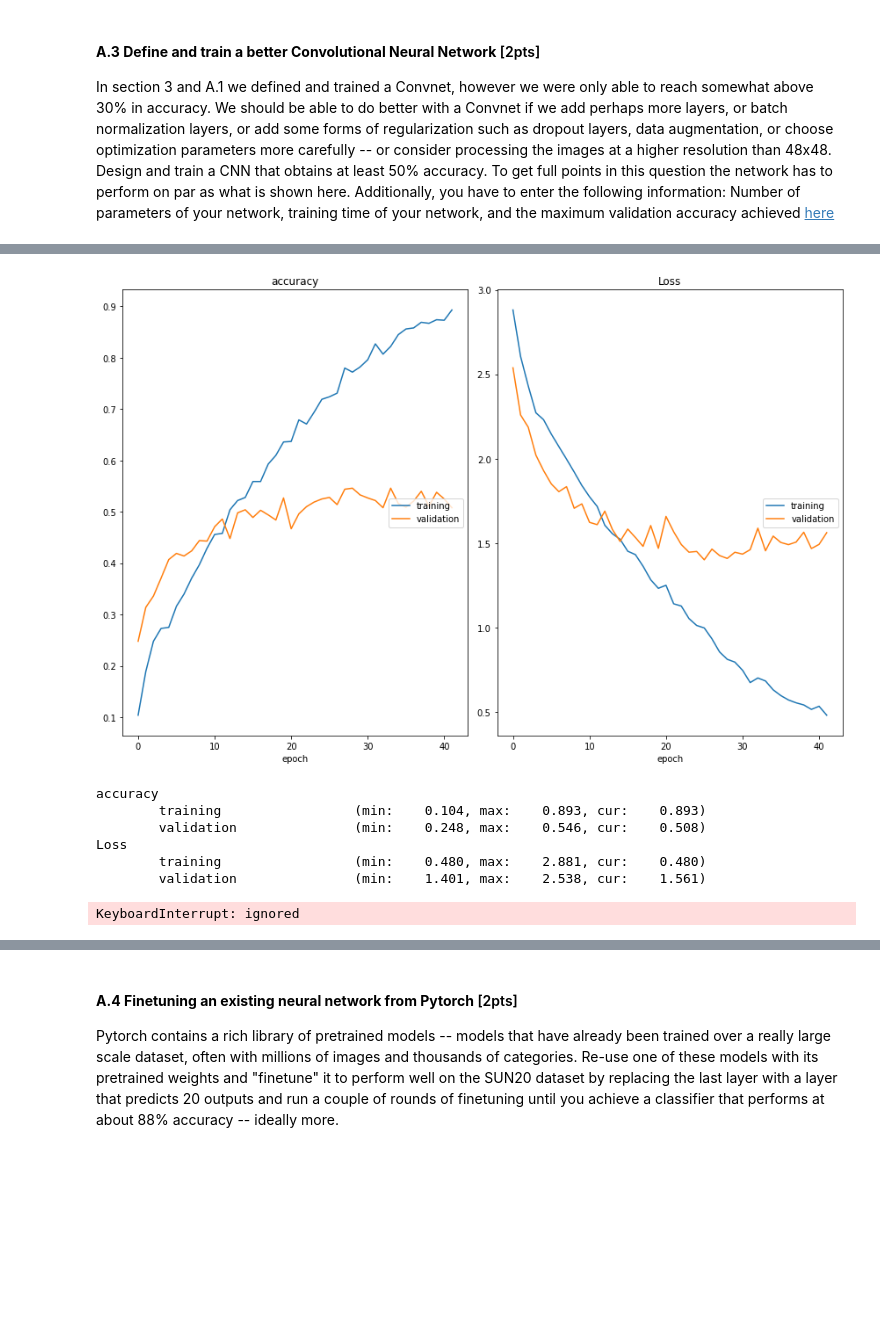
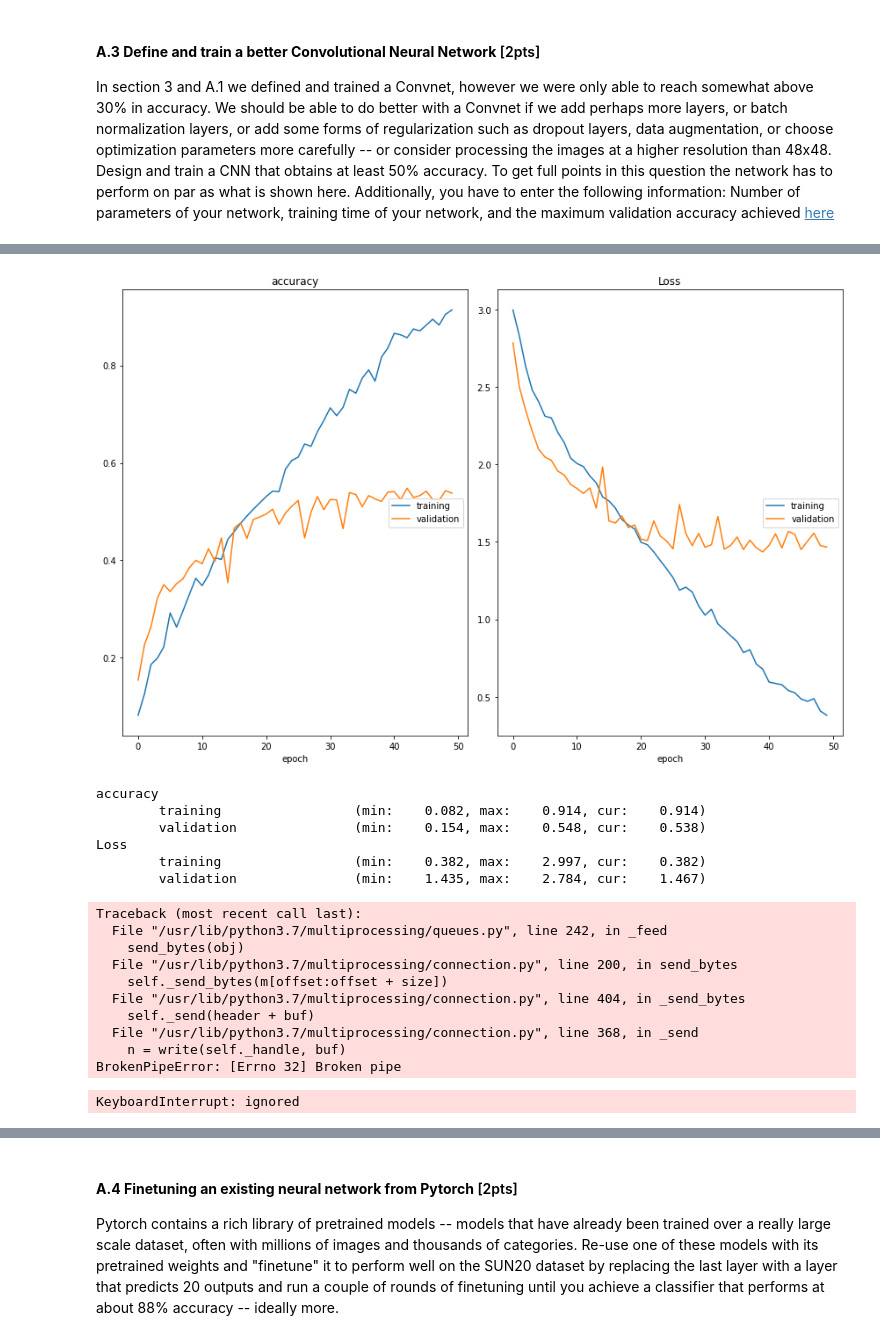
Before and after one commit to KBLin1996/Comp646-DL_for_Vision_and_Language, a Jupyter notebook: Assignment1_image_classification_and_CNN.ipynb, the cells around one changed output, grey strips where cells are left out. Cells and saved outputs as stored; diff of their text form; code cells hidden in the pictures; blank space fills up the shorter version.

```diff
--- a/Assignment1_image_classification_and_CNN.ipynb
+++ b/Assignment1_image_classification_and_CNN.ipynb
@@ -754,44 +783,54 @@ print(count_params)
 import torch.optim
 import torchvision.transforms as transforms
 
 batch_size = 4
-n_epochs = 100
-learningRate = 1e-3
+n_epochs = 50
+learningRate = 6e-4
 
 # torch.nn.CrossEntropyLoss applies the softmax to the predictions by the model.
 cost_function = torch.nn.CrossEntropyLoss()
 model = SceneClassifier()
 
 # Basic SGD Optimizer.
 optimizer = torch.optim.SGD(model.parameters(), lr = learningRate)
 
-transform = transforms.Compose([transforms.Resize((224, 224)),
+transform = transforms.Compose([transforms.Resize((320, 320)),
                                 transforms.ToTensor()])
 
 trainSet = SUN20(split = 'train', transform = transform)
 valSet = SUN20(split = 'val', transform = transform)
 
 train_loader = torch.utils.data.DataLoader(trainSet,
                                            batch_size = batch_size,
                                            shuffle = True,
                                            pin_memory = True,
                                            num_workers = 2)
 val_loader = torch.utils.data.DataLoader(valSet,
                                          batch_size = batch_size,
                                          shuffle = False)
 
 train_model(batch_size, n_epochs, learningRate,
             model, cost_function, optimizer, -1,
             train_loader, val_loader);
 # %% [output]
-[figure, old version]
+[figure, new version]
 accuracy
-        training                 (min:    0.104, max:    0.893, cur:    0.893)
-        validation               (min:    0.248, max:    0.546, cur:    0.508)
+        training                 (min:    0.082, max:    0.914, cur:    0.914)
+        validation               (min:    0.154, max:    0.548, cur:    0.538)
 Loss
-        training                 (min:    0.480, max:    2.881, cur:    0.480)
-        validation               (min:    1.401, max:    2.538, cur:    1.561)
+        training                 (min:    0.382, max:    2.997, cur:    0.382)
+        validation               (min:    1.435, max:    2.784, cur:    1.467)
-KeyboardInterrupt: ignored
+Traceback (most recent call last):
+  File "/usr/lib/python3.7/multiprocessing/queues.py", line 242, in _feed
+    send_bytes(obj)
+  File "/usr/lib/python3.7/multiprocessing/connection.py", line 200, in send_bytes
+    self._send_bytes(m[offset:offset + size])
+  File "/usr/lib/python3.7/multiprocessing/connection.py", line 404, in _send_bytes
+    self._send(header + buf)
+  File "/usr/lib/python3.7/multiprocessing/connection.py", line 368, in _send
+    n = write(self._handle, buf)
+BrokenPipeError: [Errno 32] Broken pipe
+KeyboardInterrupt: ignored
 # %%
 # Including an example prediction just for your reference to see the model is really working.
 
```
Also changed, not shown: parts of 4 cells of this notebook.
